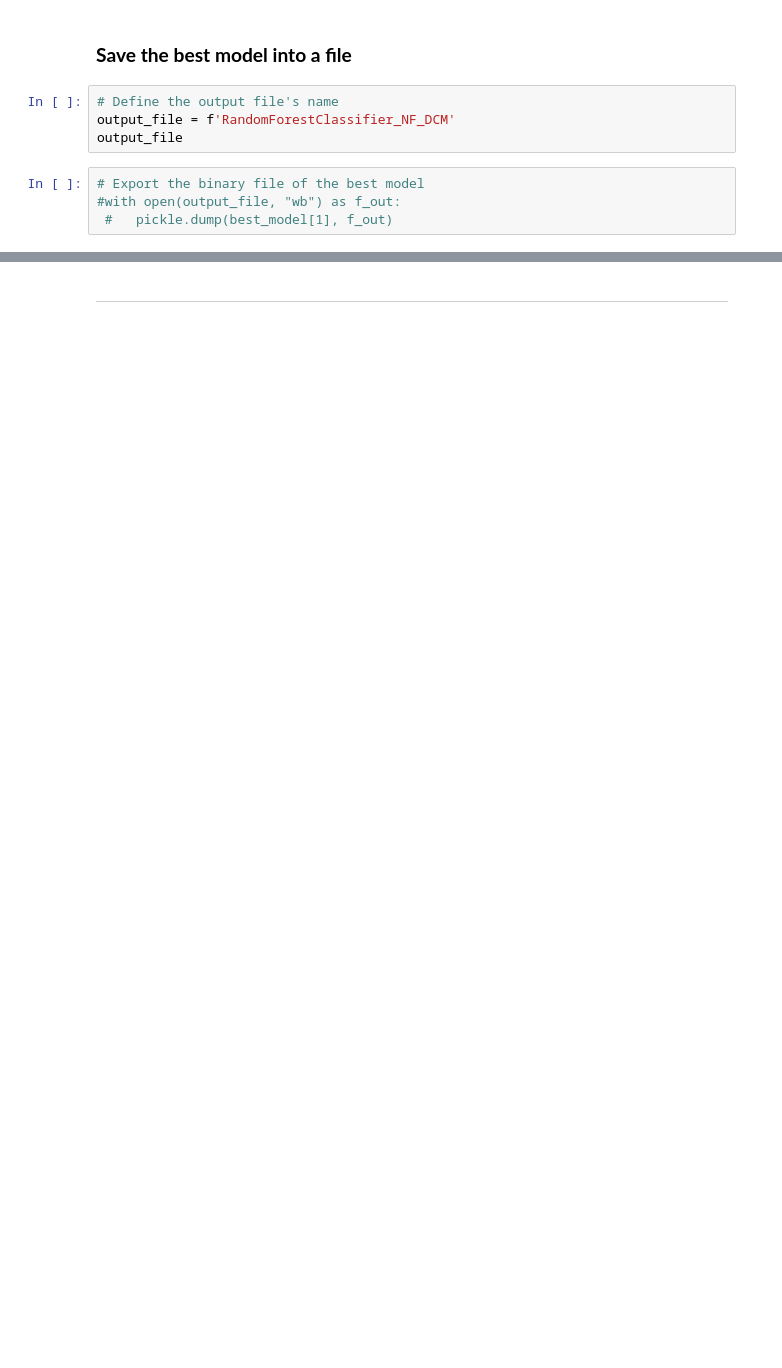
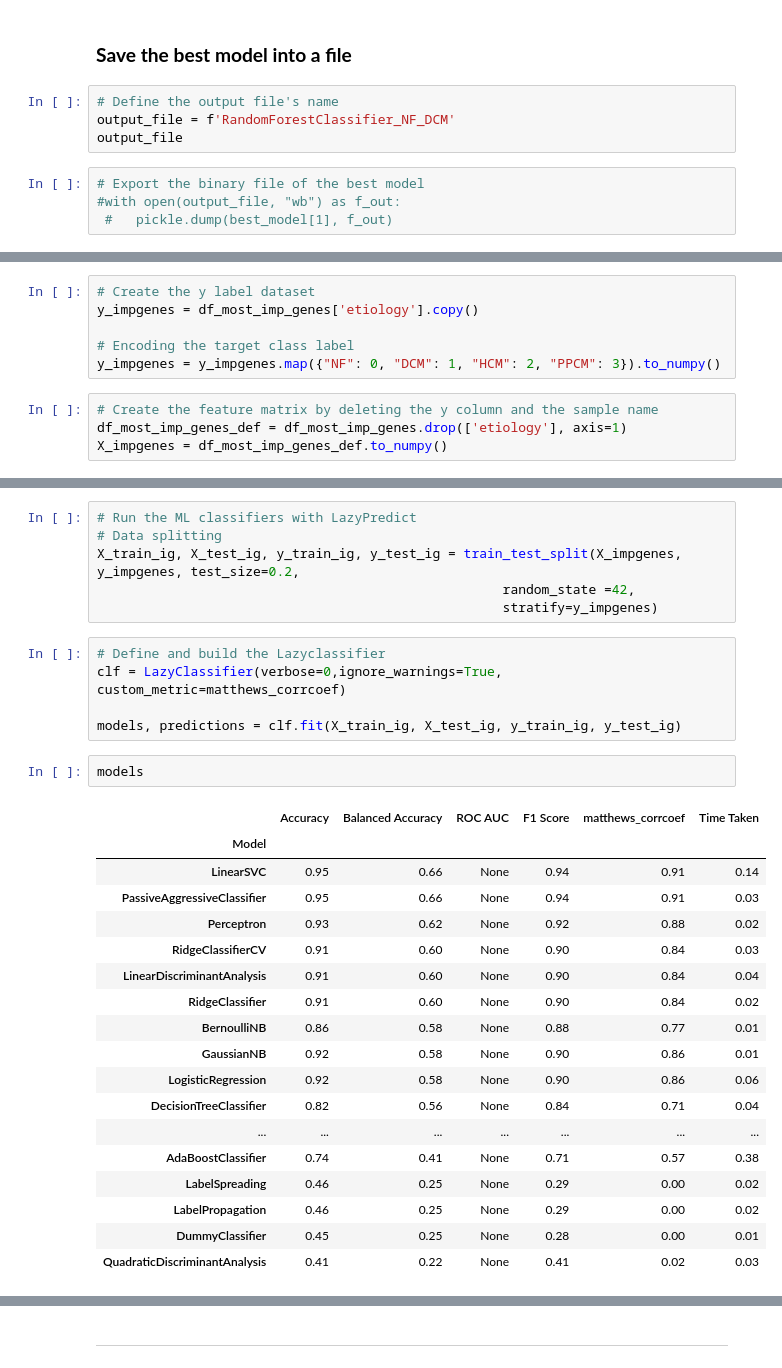
Before and after one commit to sayalaruano/Project3Period-SysBioMaster, a Jupyter notebook: Project1_SysBio_NF_alldiseases_classifiers.ipynb, the cells around one changed output, grey strips where cells are left out. Cells and saved outputs as stored; diff of their text form; blank space fills up the shorter version.

Commit message:
Update jupyter notebook of multi-class model and most important genes

```diff
--- a/Project1_SysBio_NF_alldiseases_classifiers.ipynb
+++ b/Project1_SysBio_NF_alldiseases_classifiers.ipynb
@@ -451,0 +625,10 @@ output_file
+# %%
+# Create the y label dataset
+y_impgenes = df_most_imp_genes['etiology'].copy()
+
+# Encoding the target class label
+y_impgenes = y_impgenes.map({"NF": 0, "DCM": 1, "HCM": 2, "PPCM": 3}).to_numpy()
+# %%
+# Create the feature matrix by deleting the y column and the sample name
+df_most_imp_genes_def = df_most_imp_genes.drop(['etiology'], axis=1)
+X_impgenes = df_most_imp_genes_def.to_numpy()
@@ -451,0 +675,32 @@ output_file
+# %%
+# Run the ML classifiers with LazyPredict
+# Data splitting
+X_train_ig, X_test_ig, y_train_ig, y_test_ig = train_test_split(X_impgenes, y_impgenes, test_size=0.2,
+                                                    random_state =42,
+                                                    stratify=y_impgenes)
+# %%
+# Define and build the Lazyclassifier
+clf = LazyClassifier(verbose=0,ignore_warnings=True, custom_metric=matthews_corrcoef)
+
+models, predictions = clf.fit(X_train_ig, X_test_ig, y_train_ig, y_test_ig)
+# %%
+models
+# %% [output]
+|  | Accuracy | Balanced Accuracy | ROC AUC | F1 Score | matthews_corrcoef | Time Taken |
+| Model |  |  |  |  |  |  |
+| LinearSVC | 0.95 | 0.66 | None | 0.94 | 0.91 | 0.14 |
+| PassiveAggressiveClassifier | 0.95 | 0.66 | None | 0.94 | 0.91 | 0.03 |
+| Perceptron | 0.93 | 0.62 | None | 0.92 | 0.88 | 0.02 |
+| RidgeClassifierCV | 0.91 | 0.60 | None | 0.90 | 0.84 | 0.03 |
+| LinearDiscriminantAnalysis | 0.91 | 0.60 | None | 0.90 | 0.84 | 0.04 |
+| RidgeClassifier | 0.91 | 0.60 | None | 0.90 | 0.84 | 0.02 |
+| BernoulliNB | 0.86 | 0.58 | None | 0.88 | 0.77 | 0.01 |
+| GaussianNB | 0.92 | 0.58 | None | 0.90 | 0.86 | 0.01 |
+| LogisticRegression | 0.92 | 0.58 | None | 0.90 | 0.86 | 0.06 |
+| DecisionTreeClassifier | 0.82 | 0.56 | None | 0.84 | 0.71 | 0.04 |
+| ... | ... | ... | ... | ... | ... | ... |
+| AdaBoostClassifier | 0.74 | 0.41 | None | 0.71 | 0.57 | 0.38 |
+| LabelSpreading | 0.46 | 0.25 | None | 0.29 | 0.00 | 0.02 |
+| LabelPropagation | 0.46 | 0.25 | None | 0.29 | 0.00 | 0.02 |
+| DummyClassifier | 0.45 | 0.25 | None | 0.28 | 0.00 | 0.01 |
+| QuadraticDiscriminantAnalysis | 0.41 | 0.22 | None | 0.41 | 0.02 | 0.03 |
```
Also changed, not shown: parts of 49 cells of this notebook, 9 other files.
